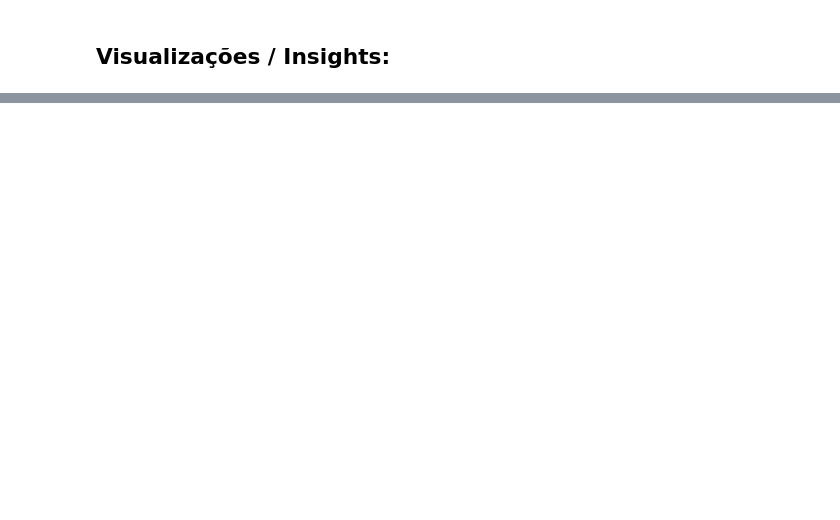
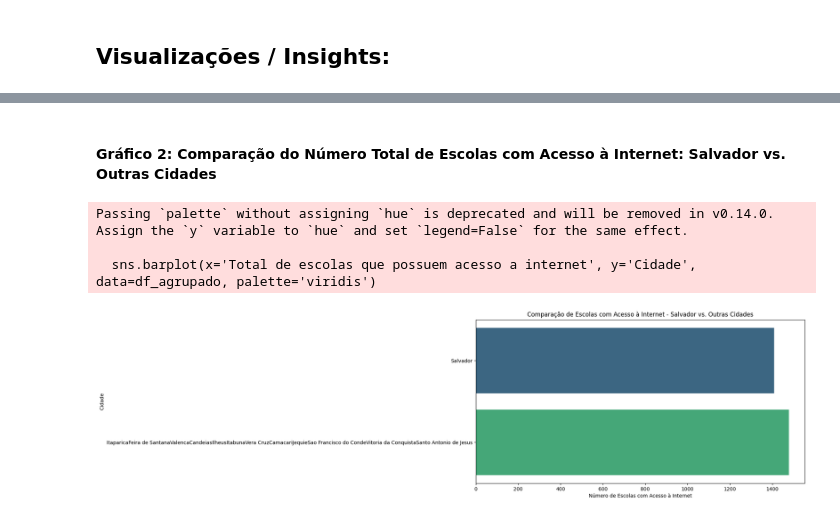
Before and after one commit to linieprado/projeto_final_ReprogramaOn26, a Jupyter notebook: analise-exploratoria/analise.ipynb, the cells around one changed output, grey strips where cells are left out. Drawn from its saved outputs; the diff is of its cells as text; code cells hidden in the pictures; blank space fills up the shorter version.

```diff
--- a/analise-exploratoria/analise.ipynb
+++ b/analise-exploratoria/analise.ipynb
@@ -184,0 +263,39 @@ Passing `palette` without assigning `hue` is deprecated and will be removed in v
+# %% [markdown]
+#### Gráfico 2: Comparação do Número Total de Escolas com Acesso à Internet: Salvador vs. Outras Cidades
+# %%
+# Filtrando as cidades da Região Metropolitana
+cidades_rm = ['Salvador', 'Camaçari', 'Lauro de Freitas', 'Simoes Filho', 'Mata de São João', 'Dias dAvila', 'Madre de Deus', 'Pojuca', 'Sao Sebastiao do Passe']
+df_rm = df[df['Cidade'].isin(cidades_rm)]
+
+# Filtrando a cidade de Salvador
+df_salvador = df[df['Cidade'] == 'Salvador']
+
+# Filtrando as cidades fora da Região Metropolitana de Salvador
+cidades_fora_rm = [cidade for cidade in df['Cidade'].unique() if cidade not in cidades_rm]
+df_fora_rm = df[df['Cidade'].isin(cidades_fora_rm)]
+
+# Totalizando os dados para Salvador
+total_salvador = df_salvador.sum()
+
+# Totalizando os dados para as outras cidades
+total_outras_cidades = df_fora_rm.sum()
+
+# Criando DataFrames para os totais
+df_total_salvador = pd.DataFrame(total_salvador).transpose()
+df_total_outras_cidades = pd.DataFrame(total_outras_cidades).transpose()
+
+# Concatenando os DataFrames
+df_agrupado = pd.concat([df_total_salvador, df_total_outras_cidades])
+
+# Criando o gráfico de barras
+plt.figure(figsize=(12, 6))
+sns.barplot(x='Total de escolas que possuem acesso a internet', y='Cidade', data=df_agrupado, palette='viridis')
+plt.title('Comparação de Escolas com Acesso à Internet - Salvador vs. Outras Cidades')
+plt.xlabel('Número de Escolas com Acesso à Internet')
+plt.ylabel('Cidade')
+plt.show()
+# %% [output]
+Passing `palette` without assigning `hue` is deprecated and will be removed in v0.14.0. Assign the `y` variable to `hue` and set `legend=False` for the same effect.
+
+  sns.barplot(x='Total de escolas que possuem acesso a internet', y='Cidade', data=df_agrupado, palette='viridis')
+[figure, added]
```
Also changed, not shown: parts of 28 cells of this notebook, 6 other files.
